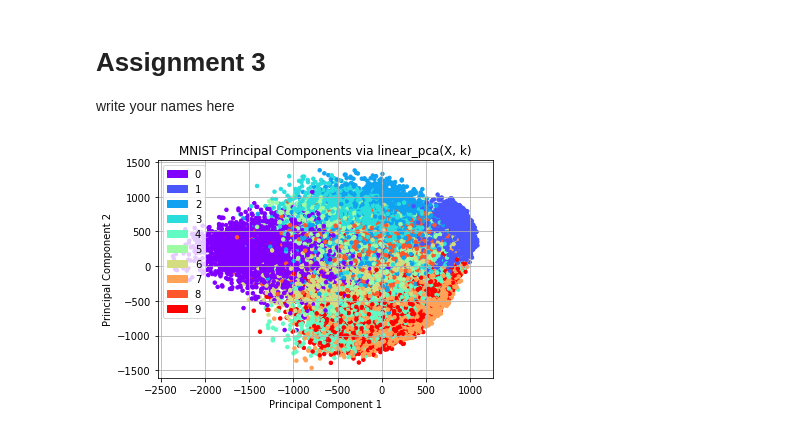
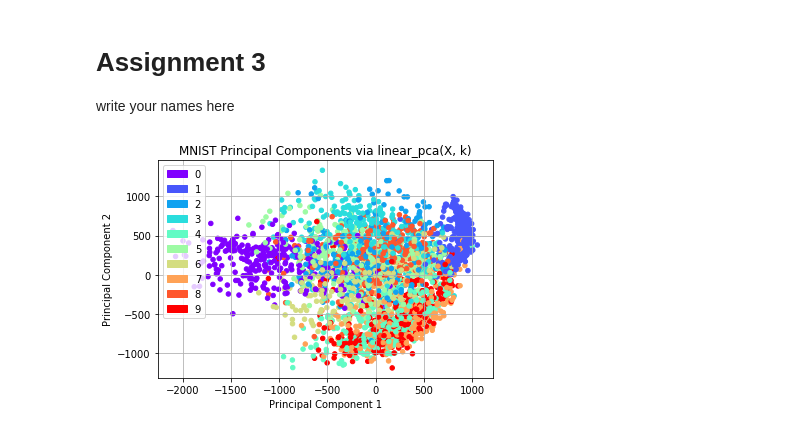
Before and after one commit to uzairakbar/info-retrieval, a Jupyter notebook: Information Retrieval - Assingments/uzair_work/assignment_3/assignment3.ipynb, the cells around one changed output. Cells and saved outputs as stored; diff of their text form; code cells hidden in the pictures.

```diff
--- a/Information Retrieval - Assingments/uzair_work/assignment_3/assignment3.ipynb
+++ b/Information Retrieval - Assingments/uzair_work/assignment_3/assignment3.ipynb
@@ -19,18 +19,21 @@ from os import listdir
 import matplotlib.pyplot as plt
 import matplotlib.cm as cm
 import matplotlib.patches as mpatches
+%matplotlib inline
 
 # Set number of classes
 directory = 'mnist'
 num_classes = len(listdir(directory))
 digit_prefix=['d%d' % i for i in range(0, num_classes)]
+
+# Sample colors from spectrum to represent each class
 colors = cm.rainbow(np.linspace(0, 1, num_classes))
 
 # Find number of samples in each class
 n = np.zeros(num_classes)
 for i, dp in enumerate(digit_prefix):
     class_samples = listdir(directory + '/' + dp)
-    n[i] = len(class_samples)
+    n[i] = 300 #len(class_samples)
 
 N = int(sum(n))        # Total #samples
 X = np.zeros((784,N))  # Data matrix
@@ -39,35 +42,35 @@ C = np.zeros((N, 4))   # Color vector
 
 # Read data and populate X, Y and C
 for i, dp in enumerate(digit_prefix):
     Y[int(sum(n[:i])):int(sum(n[:i+1]))] = i
     C[int(sum(n[:i])):int(sum(n[:i+1])), :] = np.expand_dims(colors[i],axis=0)
     for j in range(int(n[i])):
         X[:, int(sum(n[:i]))+j] = np.float64(imageio.imread('mnist/'+dp+'/'+dp+'_'+'%04d.png'%(j+1)).ravel())
 
 # Get first k principal components of data
 k = 2
 S = linear_pca(X, k)
 
 # Randomize order of data for plotting
 # (so one class is not entirely covered by another)
 idx_new = np.arange(N)
 np.random.shuffle(idx_new)
 
 # First 2 principal components
 PC1 = S[0, idx_new]
 PC2 = S[1, idx_new]
 
 # Plot the first 2 principal components of data
-plt.scatter(PC1, PC2, c=C[idx_new, :], s=12)
+plt.scatter(PC1, PC2, c=C[idx_new, :], s=20)
 plt.xlabel('Principal Component 1')
 plt.ylabel('Principal Component 2')
 plt.title('MNIST Principal Components via linear_pca(X, k)')
 legend_patch = [mpatches.Patch(color=colors[i], label=str(i)) for i in range(0, num_classes)]
 plt.legend(handles=legend_patch)
 plt.grid()
 plt.show()
 # %% [output]
-[figure, old version]
+[figure, new version]
 # %%
 def gram_pca(K,k):
     # Insert Code for Subtask 1.2 here
```
Also changed, not shown: parts of 2 cells of this notebook.
